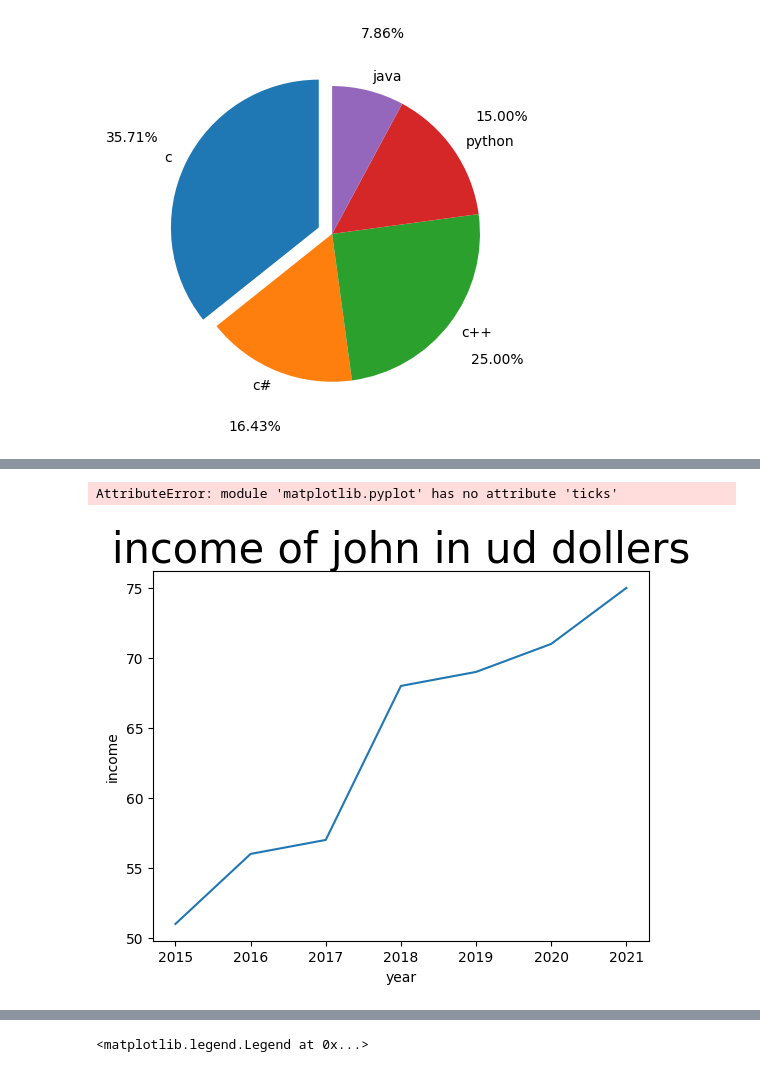
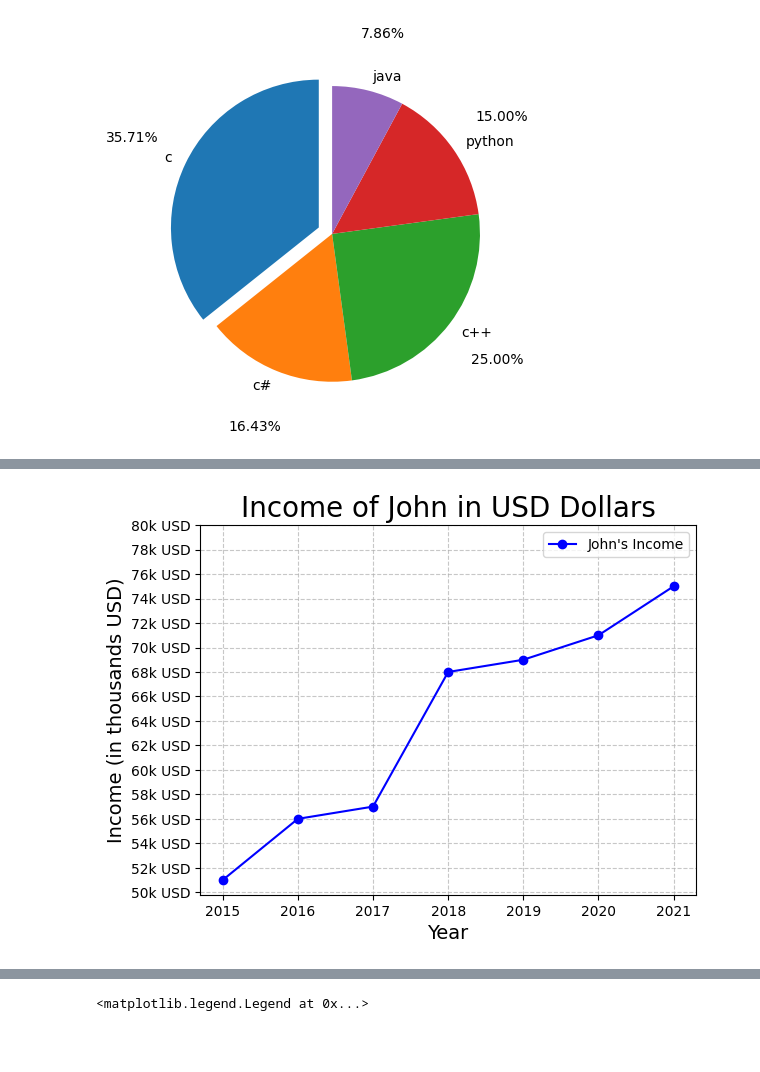
Before and after one commit to RaviralaLathasri/numpybasics, a Jupyter notebook: Graphsvisualization.ipynb, the cells around one changed output, grey strips where cells are left out. Saved outputs shown, nothing was run; the diff lists cells and outputs as text; code cells hidden in the pictures; blank space fills up the shorter version.

```diff
--- a/Graphsvisualization.ipynb
+++ b/Graphsvisualization.ipynb
@@ -89,16 +90,22 @@ plt.boxplot(heights)
 # %%
-#plot customization
-year=[2015,2016,2017,2018,2019,2020,2021]
-income=[51,56,57,68,69,71,75]
-income_tickets=list(range(50,81,2))
-plt.plot(year,income)
-plt.title("income of john in ud dollers",fontsize=30)  #used to mension the title of the graph
-plt.xlabel("year")
-plt.ylabel("income")
-plt.ticks(income_tickets,[f"{x}k usb"for x in income_tickets])
+import matplotlib.pyplot as plt
+
+year = [2015, 2016, 2017, 2018, 2019, 2020, 2021]
+income = [51, 56, 57, 68, 69, 71, 75]
+income_tickets = list(range(50, 81, 2))
+
+plt.plot(year, income, marker='o', linestyle='-', color='b', label="John's Income")  # Added markers and label
+plt.title("Income of John in USD Dollars", fontsize=20)  # Fixed title
+plt.xlabel("Year", fontsize=14)
+plt.ylabel("Income (in thousands USD)", fontsize=14)
+plt.yticks(income_tickets, [f"{x}k USD" for x in income_tickets])  # Fixed yticks
+plt.xticks(year)  # Ensuring all years are labeled
+plt.legend()  # Display legend
+plt.grid(True, linestyle='--', alpha=0.7)  # Adding grid for better readability
+
+plt.show()
 # %% [output]
-AttributeError: module 'matplotlib.pyplot' has no attribute 'ticks'
-[figure, old version]
+[figure, new version]
 # %%
 #legents and multiple plots
 stock_a=[12,34,45,65,67,34,54]
```
Also changed, not shown: parts of 9 cells of this notebook.
